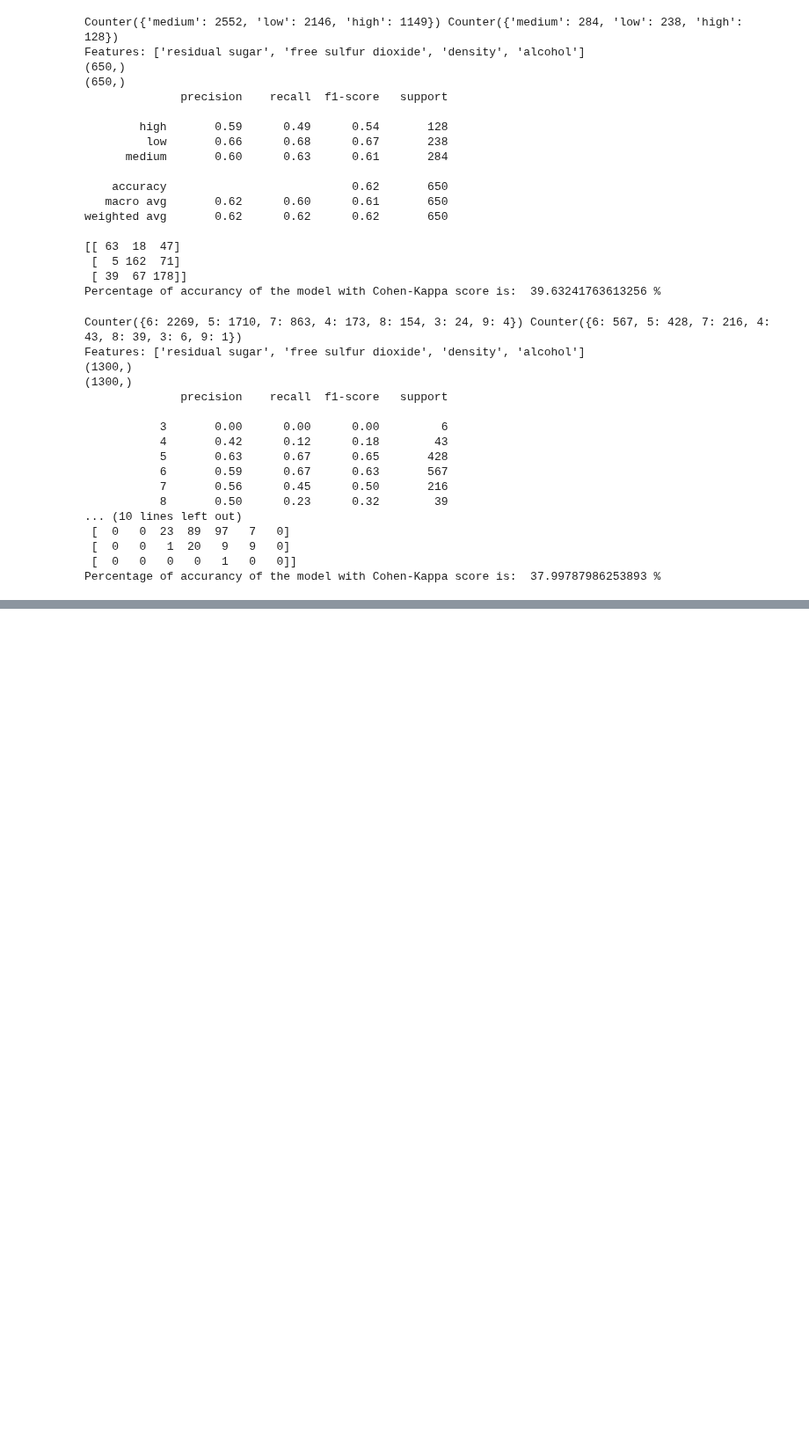
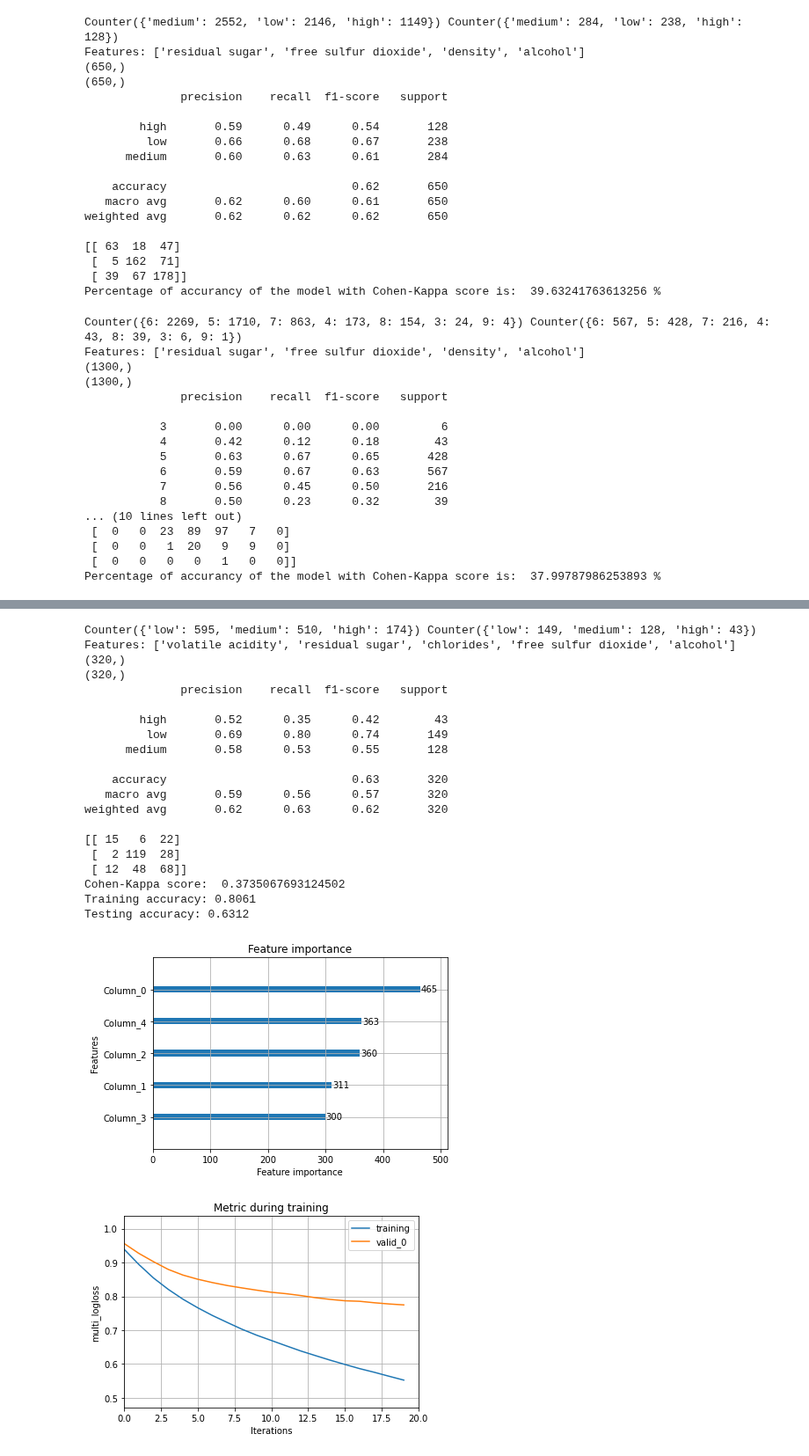
Before and after one commit to Jacopo-Spadon/Wine-not, a Jupyter notebook: Wine-not-ML.ipynb, the cells around one changed output, grey strips where cells are left out. Shown at 88% size. Drawn from its saved outputs; the diff is of its cells as text; code cells hidden in the pictures; blank space fills up the shorter version.

```diff
--- a/Wine-not-ML.ipynb
+++ b/Wine-not-ML.ipynb
@@ -930,0 +940,19 @@ Testing accuracy: 0.6838
+# %%
+# Model: lightgbm.Booster Label RED
+
+X = red_df.iloc[:, lambda df: [1, 3, 4, 5, 10]]#[:,:-3]
+var_names = X.columns
+y = np.array(red_df['quality_label'])
+
+X_train, X_test, y_train, y_test = train_test_split(X, y, test_size=0.2, random_state=42, stratify=red_df.quality_label)
+
+rs=RobustScaler()
+
+X_train = rs.fit_transform(X_train)
+X_test = rs.fit_transform(X_test)
+
+
+lgbmc = lgb.LGBMClassifier(learning_rate=0.09,max_depth=-1,random_state=42, n_estimators=20)
+lgbmc.fit(X_train,y_train,eval_set=[(X_test,y_test),(X_train,y_train)])#, verbose=20,eval_metric='logloss')
+
+pred_red_label_lgbmc= lgbmc.predict(X_test)
@@ -931,3 +980,45 @@ Testing accuracy: 0.6838
+# %%
+#Results Model LGBM Booster Label RED
+
+print(Counter(y_train), Counter(y_test))
+print('Features:', list(var_names))
+
+print(pred_red_label_lgbmc.shape)
+print(y_test.shape)
+
+lgb.plot_importance(lgbmc)
+lgb.plot_metric(lgbmc)
+#lgb.plot_tree(lgbmc,figsize=(30,40))
+
+print(metrics.classification_report(y_test,lgbmc.predict(X_test)))
+print(confusion_matrix(y_test,pred_red_label_lgbmc))
+
+print("Cohen-Kappa score: ", (cohen_kappa_score(y_test,pred_red_label_lgbmc)))
+print('Training accuracy: {:.4f}'.format(lgbmc.score(X_train,y_train)))
+print('Testing accuracy: {:.4f}'.format(lgbmc.score(X_test,y_test)))
+# %% [output]
+Counter({'low': 595, 'medium': 510, 'high': 174}) Counter({'low': 149, 'medium': 128, 'high': 43})
+Features: ['volatile acidity', 'residual sugar', 'chlorides', 'free sulfur dioxide', 'alcohol']
+(320,)
+(320,)
+              precision    recall  f1-score   support
+
+        high       0.52      0.35      0.42        43
+         low       0.69      0.80      0.74       149
+      medium       0.58      0.53      0.55       128
+
+    accuracy                           0.63       320
+   macro avg       0.59      0.56      0.57       320
+weighted avg       0.62      0.63      0.62       320
+
+[[ 15   6  22]
+ [  2 119  28]
+ [ 12  48  68]]
+Cohen-Kappa score:  0.3735067693124502
+Training accuracy: 0.8061
+Testing accuracy: 0.6312
+[figure, added]
+[figure, added]
 # %%
 # Prova viulenza
 
```
Also changed, not shown: parts of 7 cells of this notebook.
